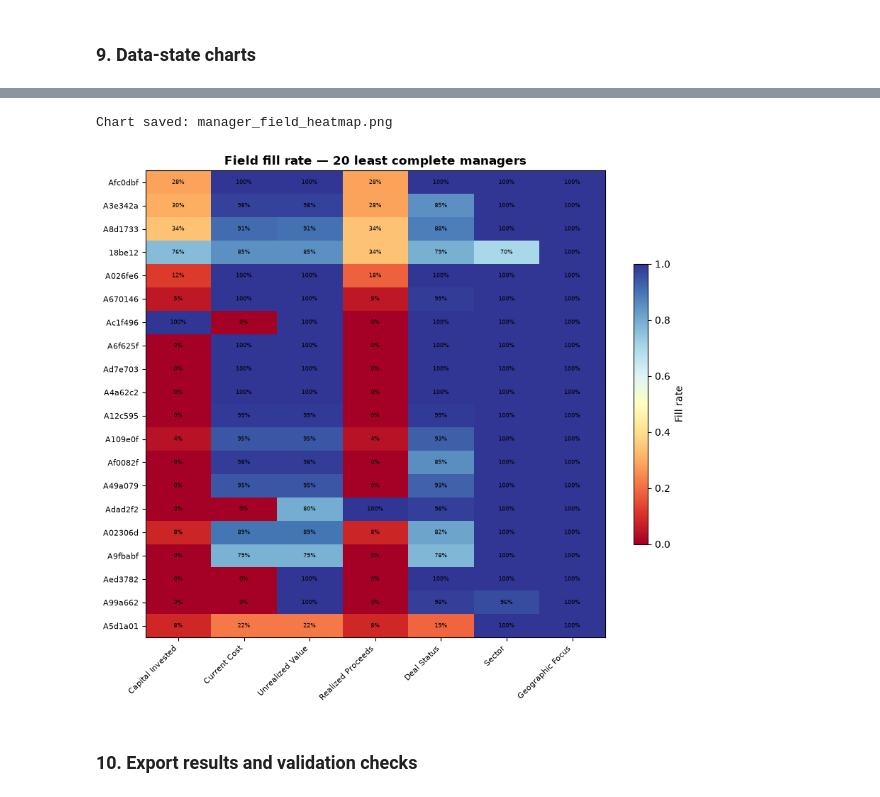
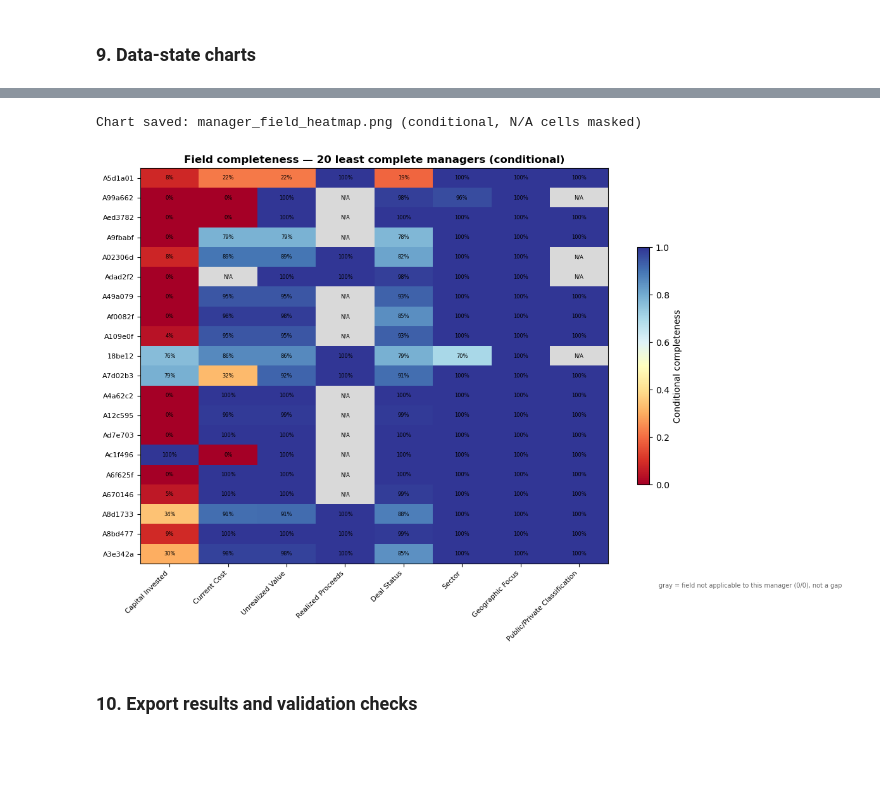
Before and after one commit to kyulli/FundHoldings, a Jupyter notebook: notebooks/phase1_holdings_data_state_analysis.ipynb, the cells around one changed output, grey strips where cells are left out. Drawn from its saved outputs; the diff is of its cells as text; code cells hidden in the pictures; blank space fills up the shorter version.

Commit message:
Add quarterly cleaning pipeline (Deliverable 2)

```diff
--- a/notebooks/phase1_holdings_data_state_analysis.ipynb
+++ b/notebooks/phase1_holdings_data_state_analysis.ipynb
@@ -470,0 +509,9 @@ a decision is made, and have no material impact on portfolio-level statistics at
+# %%
+df_clean['Public/Private Classification'] = df_clean['Type of Investment'].where(
+    df_clean['Type of Investment'].isin(COMPANY_TYPES)
+)
+
+n_company = df_clean['Type of Investment'].isin(COMPANY_TYPES).sum()
+print(f'Company-type rows (Public or Private Company) : {n_company:,}  '
+      f'({n_company / len(df_clean):.1%} of all rows)')
+print(df_clean['Public/Private Classification'].value_counts(dropna=False).to_string())
@@ -1501,24 +1566,45 @@ Chart saved: completeness_by_dimension.png
 # %%
-worst_managers = reliable.tail(20).index
-heat = manager_field_fill.loc[worst_managers]
+# Conditional selection and values: manager_field_fill (unconditional) is kept for the
+# audit-trail CSVs, but this chart uses present/applicable from Section 7.2 so a manager
+# heavy in Fund/Real Estate-type holdings is not shown as 'incomplete' on
+# Public/Private Classification, which is not applicable to those rows.
+manager_field_cond = (
+    (present & applicable).groupby(df_real[mgr_col]).sum()
+    / applicable.groupby(df_real[mgr_col]).sum()
+)[MANDATORY]
 
-fig, ax = plt.subplots(figsize=(9, 8))
-im = ax.imshow(heat.values, cmap='RdYlBu', vmin=0, vmax=1, aspect='auto')
+worst_managers = mgr_cond.loc[reliable.index].sort_values().head(20).index
+heat = manager_field_cond.loc[worst_managers]
+
+# Some (manager, field) cells are 0/0: the manager has zero rows where that field is
+# applicable at all (e.g. a Real Estate-only manager has no Public/Private Company rows).
+# That is not a completeness gap, it means the field never applies to this manager, so it
+# is masked out of the color scale and the score rather than shown as a red 'bad' cell.
+heat_masked = np.ma.masked_invalid(heat.values)
+
+fig, ax = plt.subplots(figsize=(12, 8))
+cmap = plt.get_cmap('RdYlBu').copy()
+cmap.set_bad(color='#d9d9d9')
+im = ax.imshow(heat_masked, cmap=cmap, vmin=0, vmax=1, aspect='auto')
 ax.set_xticks(range(len(MANDATORY)))
 ax.set_xticklabels(MANDATORY, rotation=45, ha='right', fontsize=8)
 ax.set_yticks(range(len(heat)))
 ax.set_yticklabels(heat.index, fontsize=8)
-ax.set_title('Field fill rate — 20 least complete managers', fontweight='bold')
+ax.set_title('Field completeness — 20 least complete managers (conditional)', fontweight='bold')
 for i in range(heat.shape[0]):
     for j in range(heat.shape[1]):
-        ax.text(j, i, f'{heat.values[i, j]:.0%}', ha='center', va='center', fontsize=6)
-fig.colorbar(im, ax=ax, label='Fill rate', shrink=0.6)
+        val = heat.values[i, j]
+        label = 'N/A' if np.isnan(val) else f'{val:.0%}'
+        ax.text(j, i, label, ha='center', va='center', fontsize=6)
+fig.colorbar(im, ax=ax, label='Conditional completeness', shrink=0.6)
+ax.text(1.5, -0.06, 'gray = field not applicable to this manager (0/0), not a gap',
+        transform=ax.transAxes, ha='right', fontsize=7, color='#666666')
 plt.tight_layout()
 plt.savefig(REPORTS / 'manager_field_heatmap.png', dpi=150, bbox_inches='tight')
-print('Chart saved: manager_field_heatmap.png')
+print('Chart saved: manager_field_heatmap.png (conditional, N/A cells masked)')
 # %% [output]
-Chart saved: manager_field_heatmap.png
+Chart saved: manager_field_heatmap.png (conditional, N/A cells masked)
-[figure, old version]
+[figure, new version]
 # %% [markdown]
 ### 10. Export results and validation checks
 # %%
```
Also changed, not shown: parts of 58 cells of this notebook, 35 other files.
